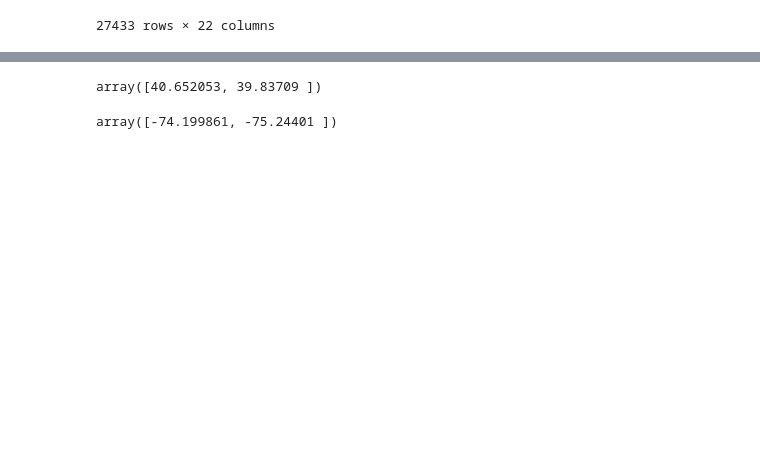
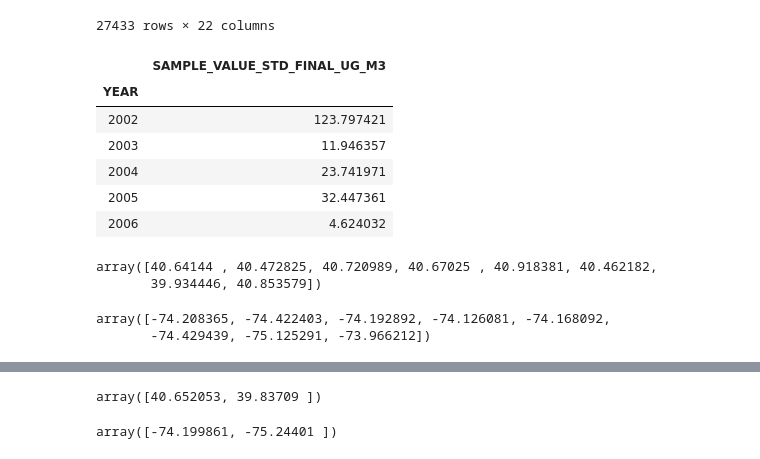
Before and after one commit to jjjjjeb/NJAir_EDA, a Jupyter notebook: Toluene.ipynb, the cells around one changed output, grey strips where cells are left out. Drawn from its saved outputs; the diff is of its cells as text; code cells hidden in the pictures; blank space fills up the shorter version.

```diff
--- a/Toluene.ipynb
+++ b/Toluene.ipynb
@@ -495,3 +495,27 @@ slams_toluene_df.head()
 | 123858 | SLAMS | 2328 | 39.934446 | -75.125291 | 2016 | 4 | 13-Oct-16 | ... |
 | 123859 | SLAMS | 2328 | 39.934446 | -75.125291 | 2016 | 4 | 15-Oct-16 | ... |
 27433 rows × 22 columns
+# %%
+slams = slams_toluene_df.groupby(['YEAR'])
+slams_maxes = pd.DataFrame(slams['SAMPLE_VALUE_STD_FINAL_UG_M3'].max())
+slams_maxes.head()
+# %% [output]
+|  | SAMPLE_VALUE_STD_FINAL_UG_M3 |
+| YEAR |  |
+| 2002 | 123.797421 |
+| 2003 | 11.946357 |
+| 2004 | 23.741971 |
+| 2005 | 32.447361 |
+| 2006 | 4.624032 |
+# %%
+slams_lat_array = slams_toluene_df['MONITOR_LATITUDE'].unique()
+slams_lat_array
+# %% [output]
+array([40.64144 , 40.472825, 40.720989, 40.67025 , 40.918381, 40.462182,
+       39.934446, 40.853579])
+# %%
+slams_lng_array = slams_toluene_df['MONITOR_LONGITUDE'].unique()
+slams_lng_array
+# %% [output]
+array([-74.208365, -74.422403, -74.192892, -74.126081, -74.168092,
+       -74.429439, -75.125291, -73.966212])
```
Also changed, not shown: parts of 4 cells of this notebook, 3 other files.
